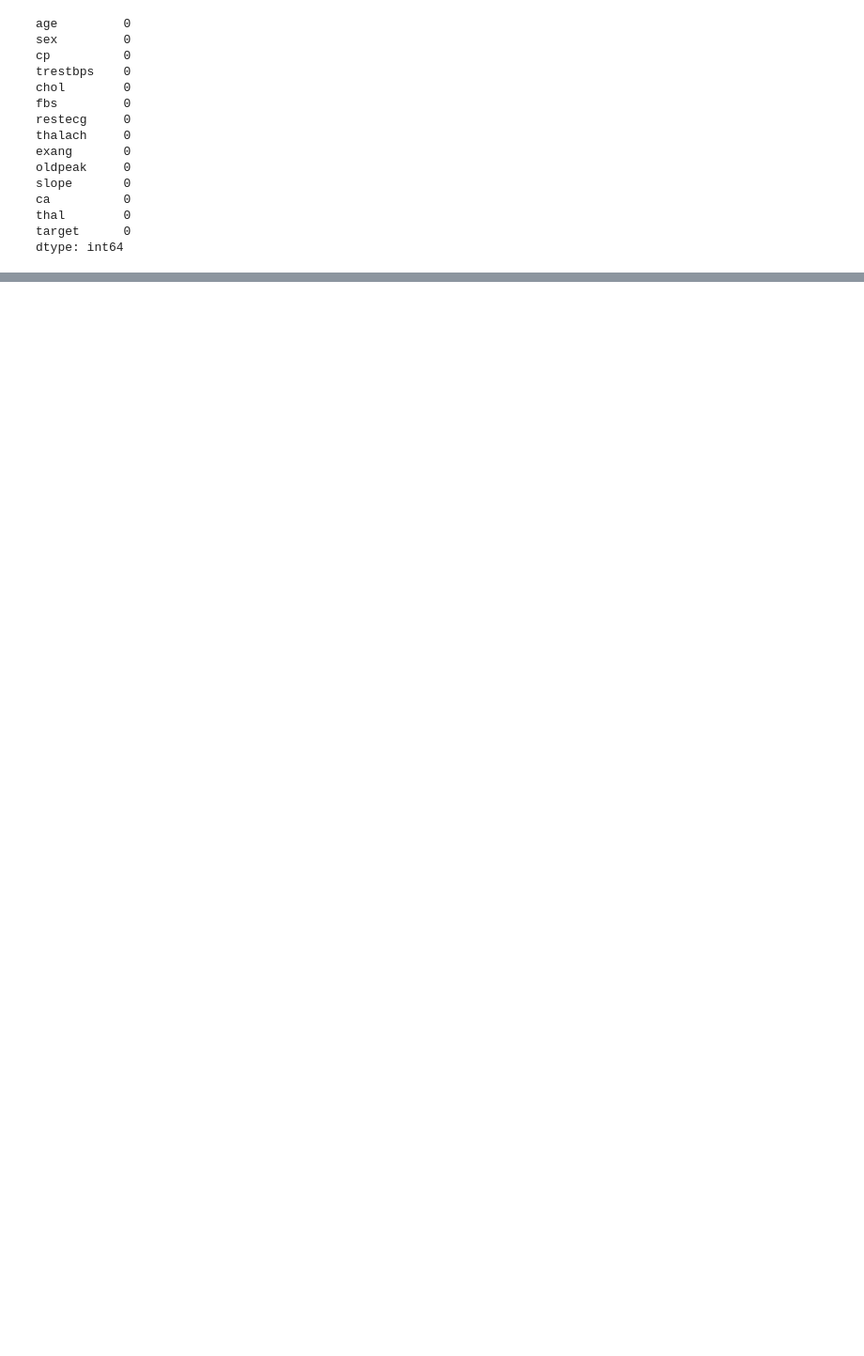
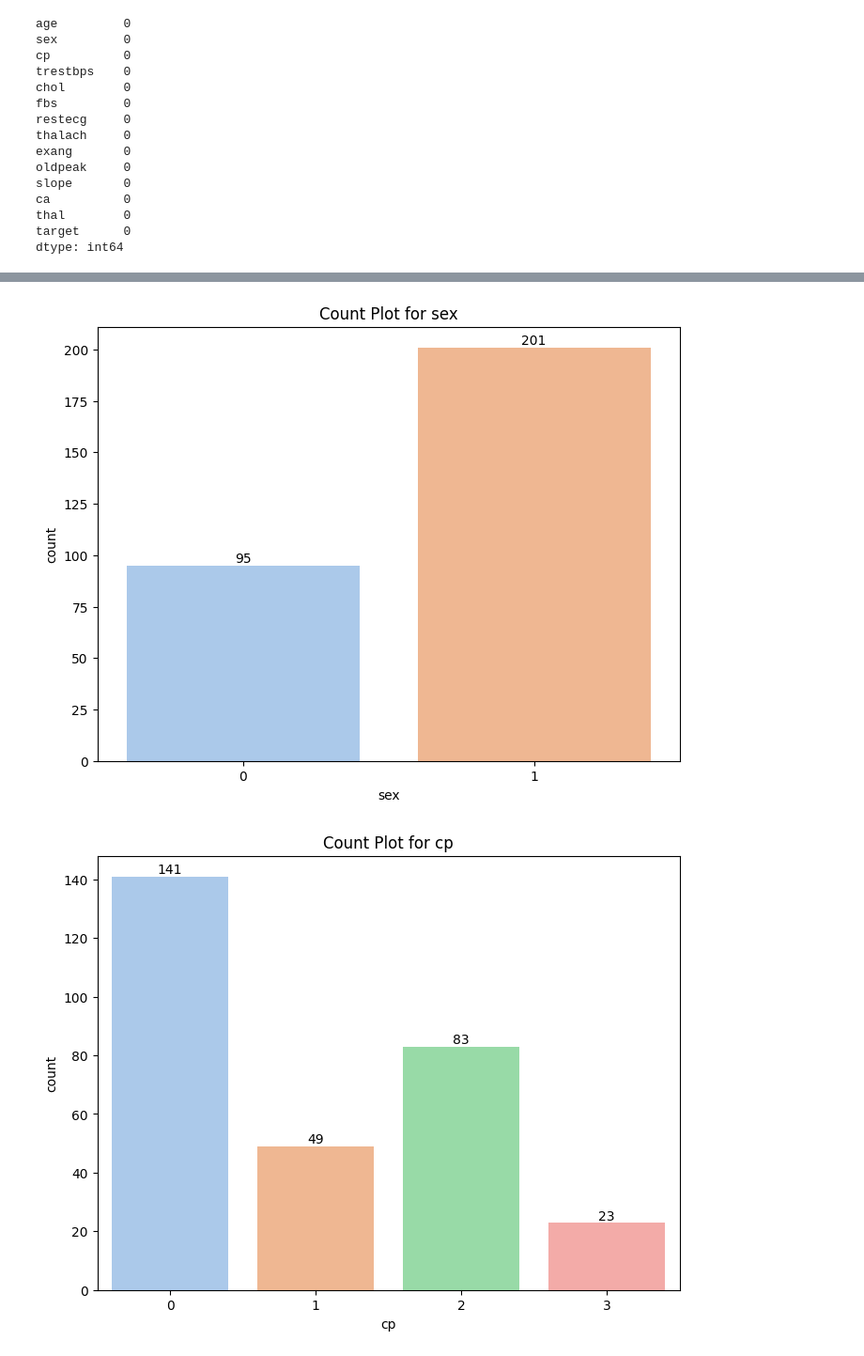
Before and after one commit to kanaishk/Machine-Learning, a Jupyter notebook: Project/Health Care/Heart Attack.ipynb, the cells around one changed output, grey strips where cells are left out. Shown at 94% size. Saved outputs shown, nothing was run; the diff lists cells and outputs as text; code cells hidden in the pictures; blank space fills up the shorter version.

```diff
--- a/Project/Health Care/Heart Attack.ipynb
+++ b/Project/Health Care/Heart Attack.ipynb
@@ -89,0 +134,3 @@ graph_dir = os.path.join(cwd,'Graph')
+# %%
+dataset.drop_duplicates(keep='last',inplace=True)
+dataset.shape
@@ -89,0 +159,4 @@ graph_dir = os.path.join(cwd,'Graph')
+# %%
+dataset = dataset[(dataset['ca'] >= 0) & (dataset['ca'] <= 3)]
+dataset = dataset[(dataset['thal'] >= 1) & (dataset['thal'] <= 3)]
+dataset.describe()
@@ -89,0 +213,18 @@ graph_dir = os.path.join(cwd,'Graph')
+# %%
+categorical_vars = ['sex', 'cp', 'fbs', 'restecg', 'exang', 'slope', 'ca', 'thal', 'target']
+
+for var in categorical_vars:
+    plt.figure(figsize=(8,6))
+    sns.countplot(x=var, data=dataset, palette='pastel')
+    title = 'Count Plot for {}'.format(var)
+    counts = dataset[var].value_counts().values
+    value_counts = dataset[var].value_counts().sort_index()
+    for i, count in enumerate(value_counts.values):
+        plt.annotate(str(count), xy=(i, count), ha='center', va='bottom')
+    plt.title(title)
+    plt.savefig(os.path.join(graph_dir, title + '.png'), bbox_inches='tight')
+    plt.show()
+    plt.close()
+# %% [output]
+[figure, added]
+[figure, added]
```
Also changed, not shown: parts of 30 cells of this notebook, 9 other files.
